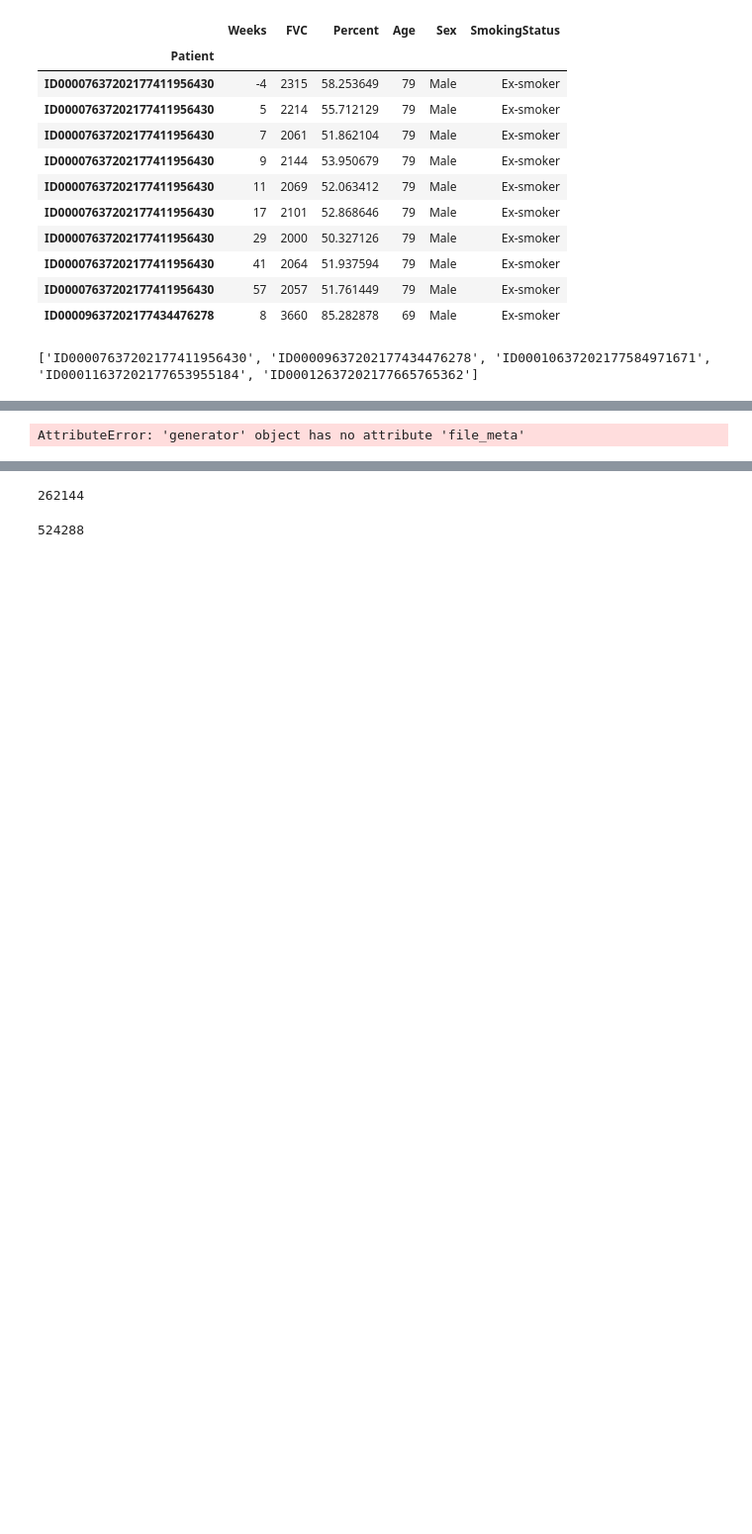
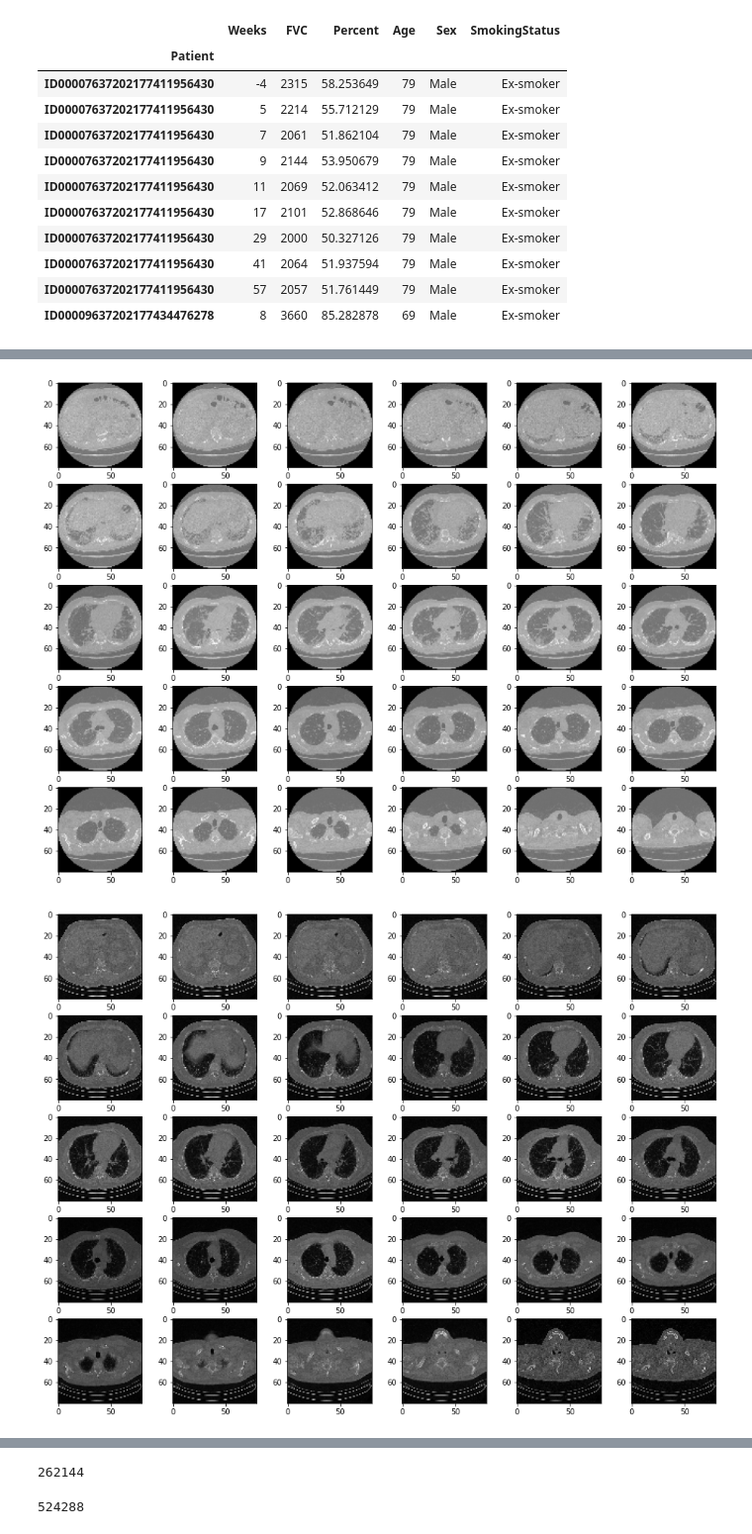
Before and after one commit to BrendosaurusRex/machine-learning-exigence, a Jupyter notebook: data_preprocessing.ipynb, the cells around one changed output, grey strips where cells are left out. Shown at 99% size. Cells and saved outputs as stored; diff of their text form; code cells hidden in the pictures; blank space fills up the shorter version.

```diff
--- a/data_preprocessing.ipynb
+++ b/data_preprocessing.ipynb
@@ -37,7 +36,7 @@ import cv2
 import numpy as np
 import math
 
-IMAGE_PX_SIZE = 100
+IMAGE_PX_SIZE = 80
 NUM_SLICES = 30
 SAVE_FILE = "traindata-{}x{}x{}.npy".format(IMAGE_PX_SIZE, IMAGE_PX_SIZE, NUM_SLICES)
 
@@ -62,42 +61,44 @@ def process_data(patient, labels_df, img_px_size=50, num_slices=20, visualize=Fa
     path = os.path.join(DATA_DIR, patient)
     slices = [pydicom.read_file(os.path.join(path, file)) for file in os.listdir(path)]
     slices.sort(key = lambda x: int(x.ImagePositionPatient[2])) # sorts dicom files by Image Position
-    print(slices[0])
 
-    px_data = pydicom.pixel_data_handlers.pillow_handler.get_pixeldata(slices[each_slice] for each_slice in slices)
-    print(px_data)
+#     px_data = [pydicom.pixel_data_handlers.pillow_handler.get_pixeldata(slices)]
+#     print(px_data)
 
     new_slices = []
-    slices = [cv2.resize(normalize(np.array(each_slice.pixel_array)),
-                         (IMAGE_PX_SIZE, IMAGE_PX_SIZE)) for each_slice in slices]
+    slices = [cv2.resize(normalize(each_slice.pixel_array), (img_px_size, img_px_size)) for each_slice in slices]
 
-    chunk_sizes = math.ceil(len(slices) / NUM_SLICES)
+    chunk_sizes = math.ceil(len(slices) / num_slices)
 
     for slice_chunk in chunks(slices, chunk_sizes):
         slice_chunk = list(map(mean, zip(*slice_chunk)))
         new_slices.append(slice_chunk)
 
-    diff = NUM_SLICES - len(new_slices)
+    diff = num_slices - len(new_slices)
     if diff:
         for n in range(diff):
             new_slices.append(new_slices[-1])
 
-    if len(new_slices) == NUM_SLICES + 2:
-        new_val = list(map(mean, zip(*[new_slices[NUM_SLICES - 1], new_slices[NUM_SLICES]])))
-        del new_slices[NUM_SLICES]
-        new_slices[NUM_SLICES - 1] = new_val
+    """
+    Implement a similar for-loop to handle number of slices > NUM_SLICES
+    """
+    if len(new_slices) == num_slices + 2:
+        new_val = list(map(mean, zip(*[new_slices[num_slices - 1], new_slices[num_slices]])))
+        del new_slices[num_slices]
+        new_slices[num_slices - 1] = new_val
 
     if len(new_slices) == NUM_SLICES + 1:
-        new_val = list(map(mean, zip(*[new_slices[NUM_SLICES - 1], new_slices[NUM_SLICES]])))
-        del new_slices[NUM_SLICES]
-        new_slices[NUM_SLICES - 1] = new_val
+        new_val = list(map(mean, zip(*[new_slices[num_slices - 1], new_slices[num_slices]])))
+        del new_slices[num_slices]
+        new_slices[num_slices - 1] = new_val
 
     print(len(new_slices))
 
     if visualize:
-        fig = plt.figure()
+        cols = int(num_slices / 5)
+        fig = plt.figure(figsize=(16,12)) # double the default figsize
         for num, each_slice in enumerate(new_slices):
-            y = fig.add_subplot(5, 6, num+1)
+            y = fig.add_subplot(5, cols, num+1)
             y.imshow(each_slice, cmap = "gray")
         plt.show
 
@@ -108,10 +109,6 @@ def process_data(patient, labels_df, img_px_size=50, num_slices=20, visualize=Fa
     print(patient)
 
     return np.array(new_slices), label
-# %%
-print(patients[:5])
-# %% [output]
-['ID00007637202177411956430', 'ID00009637202177434476278', 'ID00010637202177584971671', 'ID00011637202177653955184', 'ID00012637202177665765362']
 # %%
 """
 Try Preprocessing Data
@@ -123,6 +120,9 @@ for num, patient in enumerate(patients[:5]):
     if num%100 == 0 and num != 0:
         print(num)
 
+    """
+    This is a work-around for files that require GDCM to read. Try using get_pixeldata() method to work.
+    """
     try:
         img_data, label = process_data(patient,
                                        labels_df,
@@ -132,8 +132,11 @@ for num, patient in enumerate(patients[:5]):
 
         much_data.append([img_data, label])
 
-    except KeyError as e:
+    except KeyError:
         print("Unlabeled data!")
+
+    except RuntimeError:
+        print("GDCM required!")
 
 np.save(SAVE_FILE, much_data, allow_pickle=True)
 print("Save successful!")
@@ -158 +154,2 @@ Dataset.file_meta -------------------------------
-AttributeError: 'generator' object has no attribute 'file_meta'
+[figure, added]
+[figure, added]
```
Also changed, not shown: parts of 4 cells of this notebook.
